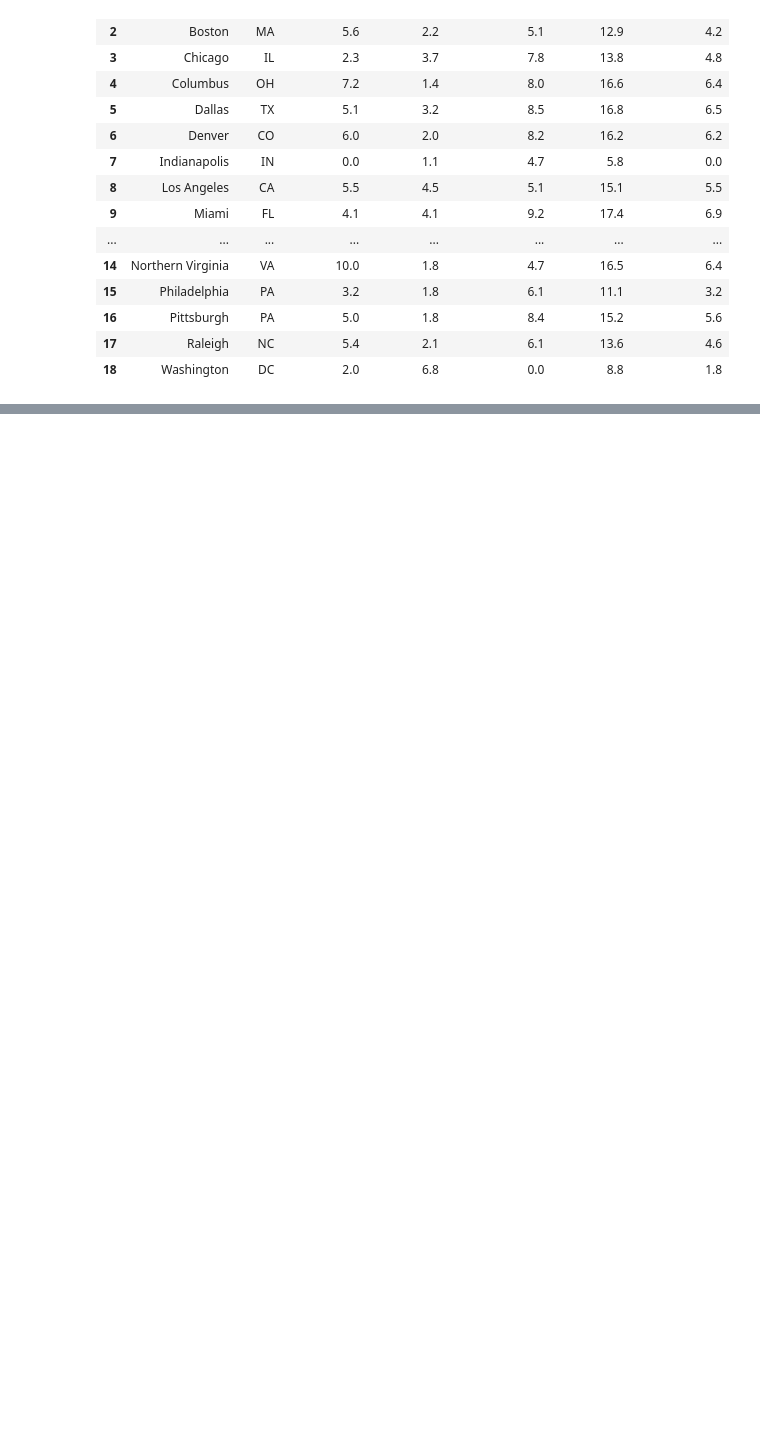
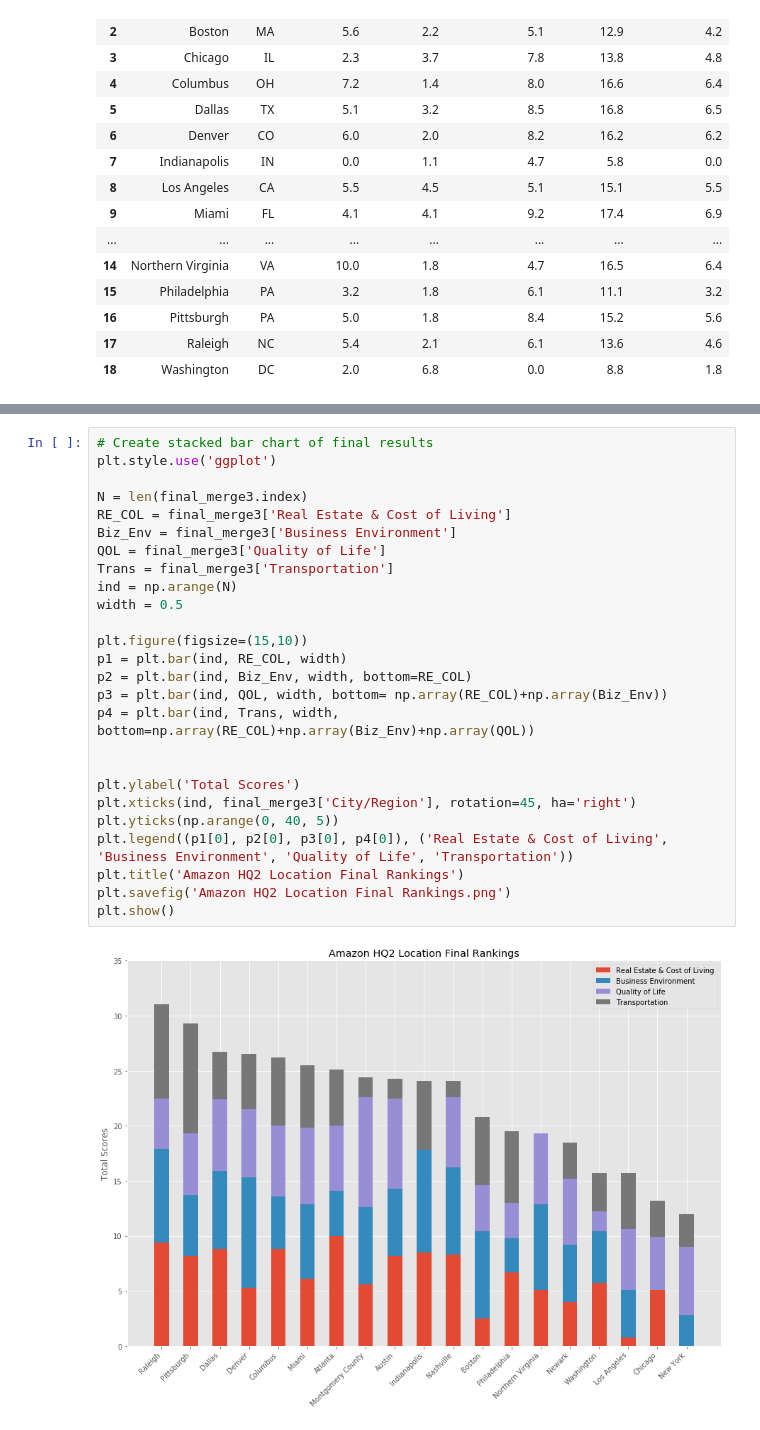
Before and after one commit to APK500/project-one, a Jupyter notebook: final_hq2_rankings.ipynb, the cells around one changed output, grey strips where cells are left out. Saved outputs shown, nothing was run; the diff lists cells and outputs as text; blank space fills up the shorter version.

Commit message:
Added stacked bar chart

```diff
--- a/final_hq2_rankings.ipynb
+++ b/final_hq2_rankings.ipynb
@@ -202,3 +204,31 @@ final_merge3
 | 17 | Los Angeles | CA | 0.8 | 4.3 | 5.5 | 5.1 | ... |
 | 18 | Chicago | IL | 5.1 | 0.0 | 4.8 | 3.3 | ... |
 | 19 | New York | NY | 0.0 | 2.8 | 6.2 | 3.0 | ... |
+# %%
+# Create stacked bar chart of final results
+plt.style.use('ggplot')
+
+N = len(final_merge3.index)
+RE_COL = final_merge3['Real Estate & Cost of Living']
+Biz_Env = final_merge3['Business Environment']
+QOL = final_merge3['Quality of Life']
+Trans = final_merge3['Transportation']
+ind = np.arange(N)
+width = 0.5
+
+plt.figure(figsize=(15,10))
+p1 = plt.bar(ind, RE_COL, width)
+p2 = plt.bar(ind, Biz_Env, width, bottom=RE_COL)
+p3 = plt.bar(ind, QOL, width, bottom= np.array(RE_COL)+np.array(Biz_Env))
+p4 = plt.bar(ind, Trans, width, bottom=np.array(RE_COL)+np.array(Biz_Env)+np.array(QOL))
+
+
+plt.ylabel('Total Scores')
+plt.xticks(ind, final_merge3['City/Region'], rotation=45, ha='right')
+plt.yticks(np.arange(0, 40, 5))
+plt.legend((p1[0], p2[0], p3[0], p4[0]), ('Real Estate & Cost of Living', 'Business Environment', 'Quality of Life', 'Transportation'))
+plt.title('Amazon HQ2 Location Final Rankings')
+plt.savefig('Amazon HQ2 Location Final Rankings.png')
+plt.show()
+# %% [output]
+[figure, added]
```
Also changed, not shown: parts of 2 cells of this notebook, 2 other files.
